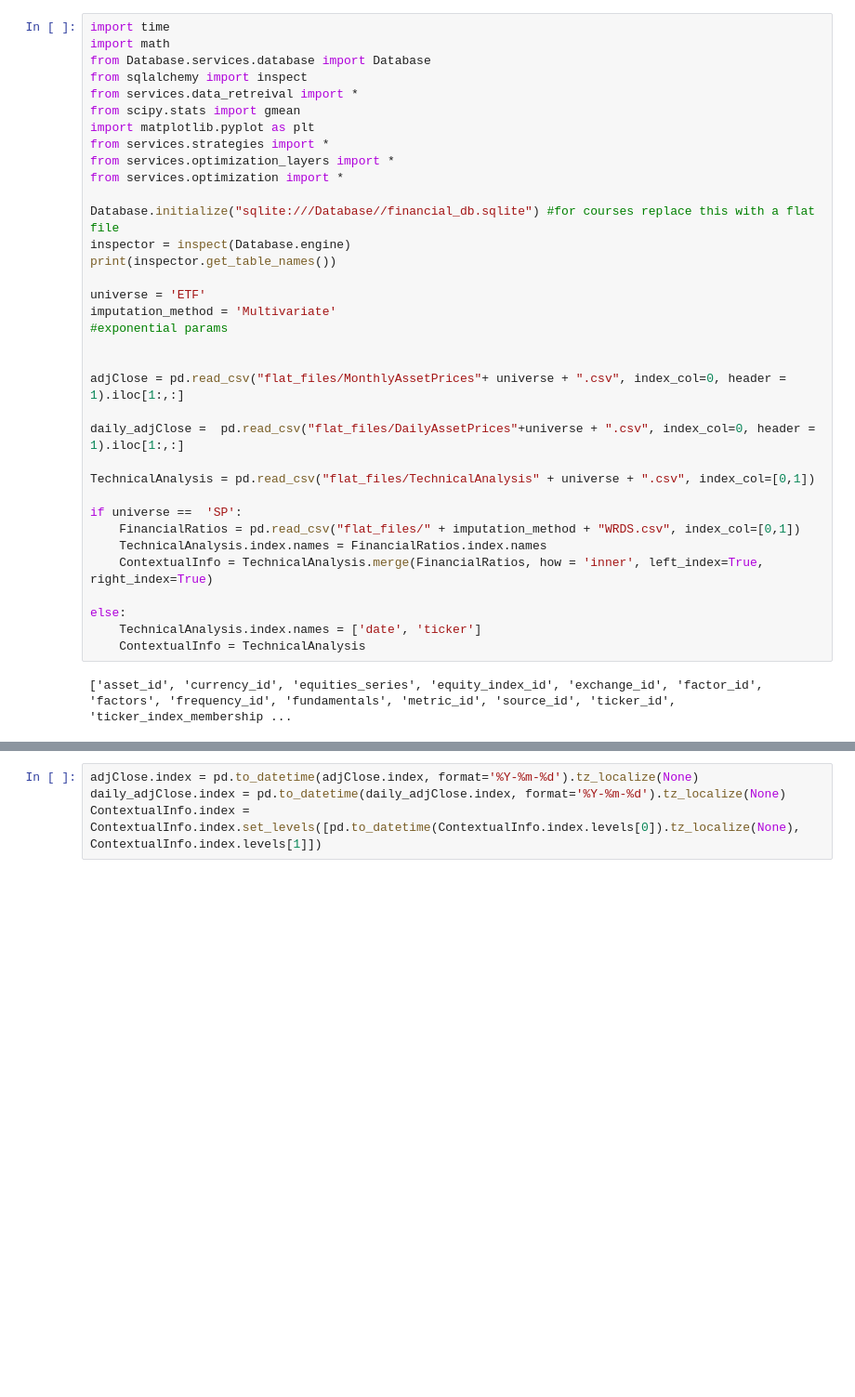
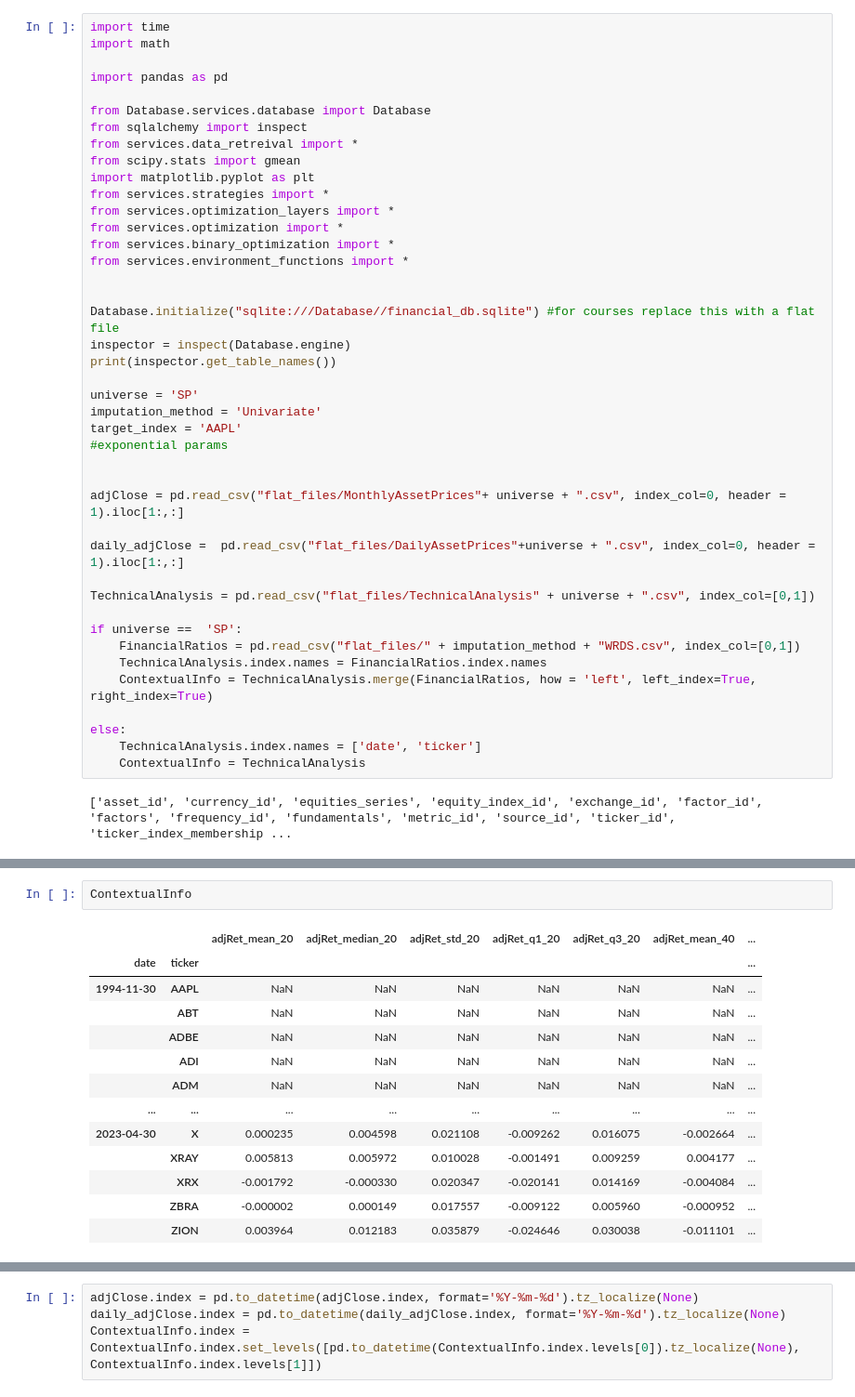
Before and after one commit to davidislip/support_vector_risk_machine, a Jupyter notebook: Template_Main.ipynb, the cells around one changed output, grey strips where cells are left out. Shown at 93% size. Drawn from its saved outputs; the diff is of its cells as text; blank space fills up the shorter version.

```diff
--- a/Template_Main.ipynb
+++ b/Template_Main.ipynb
@@ -36,6 +36,9 @@ with
 # %%
 import time
 import math
+
+import pandas as pd
+
 from Database.services.database import Database
 from sqlalchemy import inspect
 from services.data_retreival import *
@@ -44,13 +47,17 @@ import matplotlib.pyplot as plt
 from services.strategies import *
 from services.optimization_layers import *
 from services.optimization import *
+from services.binary_optimization import *
+from services.environment_functions import *
+
 
 Database.initialize("sqlite:///Database//financial_db.sqlite") #for courses replace this with a flat file
 inspector = inspect(Database.engine)
 print(inspector.get_table_names())
 
-universe = 'ETF'
-imputation_method = 'Multivariate'
+universe = 'SP'
+imputation_method = 'Univariate'
+target_index = 'AAPL'
 #exponential params
 
 
@@ -63,7 +70,7 @@ TechnicalAnalysis = pd.read_csv("flat_files/TechnicalAnalysis" + universe + ".cs
 if universe ==  'SP':
     FinancialRatios = pd.read_csv("flat_files/" + imputation_method + "WRDS.csv", index_col=[0,1])
     TechnicalAnalysis.index.names = FinancialRatios.index.names
-    ContextualInfo = TechnicalAnalysis.merge(FinancialRatios, how = 'inner', left_index=True, right_index=True)
+    ContextualInfo = TechnicalAnalysis.merge(FinancialRatios, how = 'left', left_index=True, right_index=True)
 
 else:
     TechnicalAnalysis.index.names = ['date', 'ticker']
@@ -72,0 +83,16 @@ else:
+# %%
+ContextualInfo
+# %% [output]
+|  |  | adjRet_mean_20 | adjRet_median_20 | adjRet_std_20 | adjRet_q1_20 | adjRet_q3_20 | adjRet_mean_40 | ... |
+| date | ticker |  |  |  |  |  |  | ... |
+| 1994-11-30 | AAPL | NaN | NaN | NaN | NaN | NaN | NaN | ... |
+|  | ABT | NaN | NaN | NaN | NaN | NaN | NaN | ... |
+|  | ADBE | NaN | NaN | NaN | NaN | NaN | NaN | ... |
+|  | ADI | NaN | NaN | NaN | NaN | NaN | NaN | ... |
+|  | ADM | NaN | NaN | NaN | NaN | NaN | NaN | ... |
+| ... | ... | ... | ... | ... | ... | ... | ... | ... |
+| 2023-04-30 | X | 0.000235 | 0.004598 | 0.021108 | -0.009262 | 0.016075 | -0.002664 | ... |
+|  | XRAY | 0.005813 | 0.005972 | 0.010028 | -0.001491 | 0.009259 | 0.004177 | ... |
+|  | XRX | -0.001792 | -0.000330 | 0.020347 | -0.020141 | 0.014169 | -0.004084 | ... |
+|  | ZBRA | -0.000002 | 0.000149 | 0.017557 | -0.009122 | 0.005960 | -0.000952 | ... |
+|  | ZION | 0.003964 | 0.012183 | 0.035879 | -0.024646 | 0.030038 | -0.011101 | ... |
```
Also changed, not shown: parts of 22 cells of this notebook, 7 other files.
